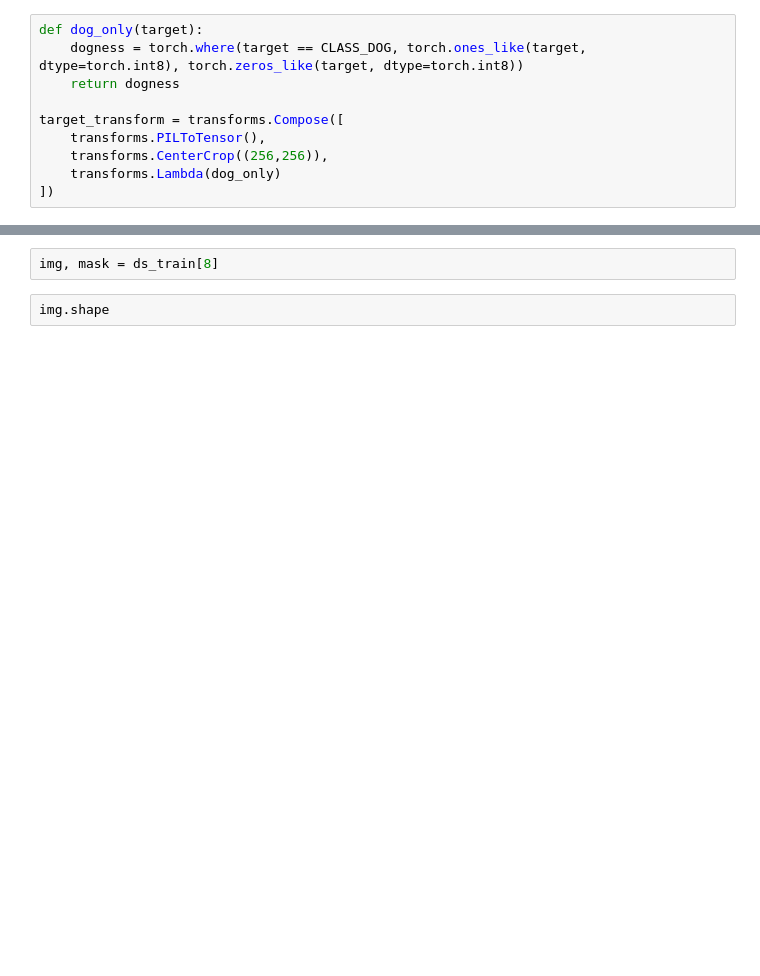
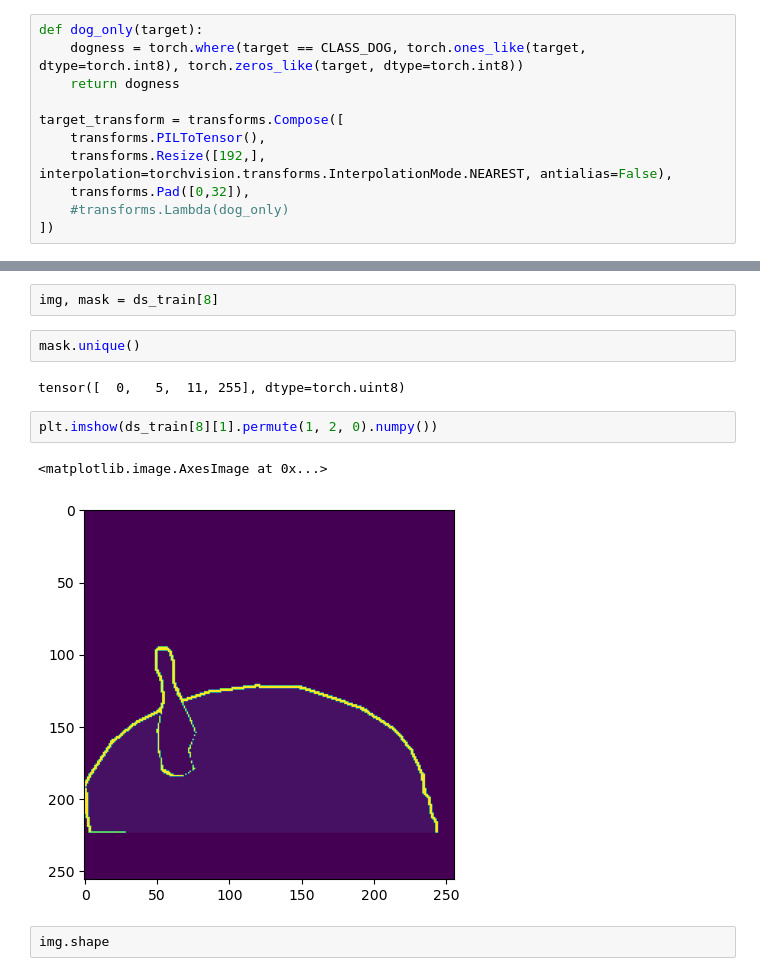
Before and after one commit to akors/dogunet, a Jupyter notebook: data-bootstrap-voc.ipynb, the cells around one changed output, grey strips where cells are left out. Drawn from its saved outputs; the diff is of its cells as text; blank space fills up the shorter version.

```diff
--- a/data-bootstrap-voc.ipynb
+++ b/data-bootstrap-voc.ipynb
@@ -46,8 +61,9 @@ def dog_only(target):
 
 target_transform = transforms.Compose([
     transforms.PILToTensor(),
-    transforms.CenterCrop((256,256)),
-    transforms.Lambda(dog_only)
+    transforms.Resize([192,], interpolation=torchvision.transforms.InterpolationMode.NEAREST, antialias=False),
+    transforms.Pad([0,32]),
+    #transforms.Lambda(dog_only)
 ])
 # %%
 import os
@@ -65,6 +81,15 @@ len(ds_val)
 1449
 # %%
 img, mask = ds_train[8]
+# %%
+mask.unique()
+# %% [output]
+tensor([  0,   5,  11, 255], dtype=torch.uint8)
+# %%
+plt.imshow(ds_train[8][1].permute(1, 2, 0).numpy())
+# %% [output]
+<matplotlib.image.AxesImage at 0x...>
+[figure, added]
 # %%
 img.shape
 # %% [output]
```
Also changed, not shown: parts of 6 cells of this notebook, 1 other file.
